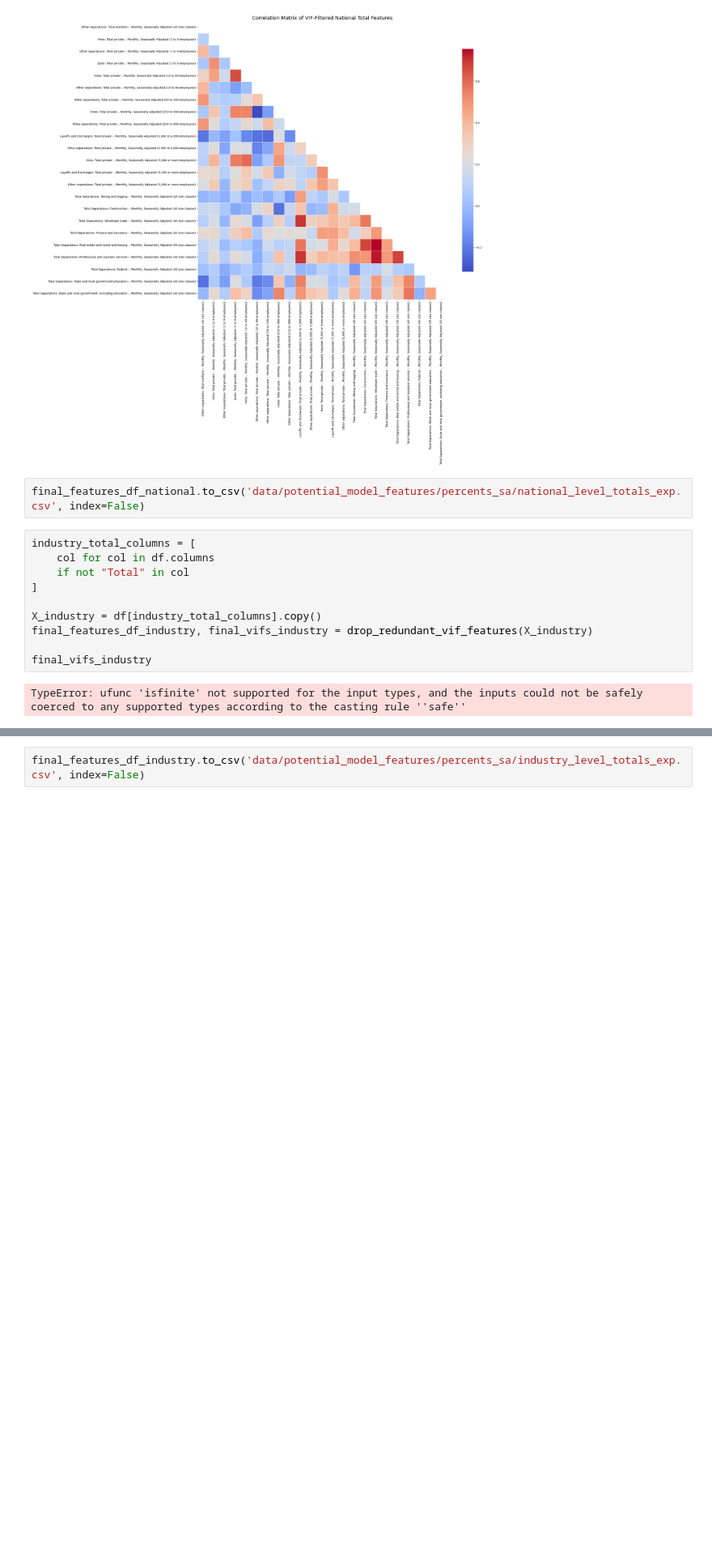
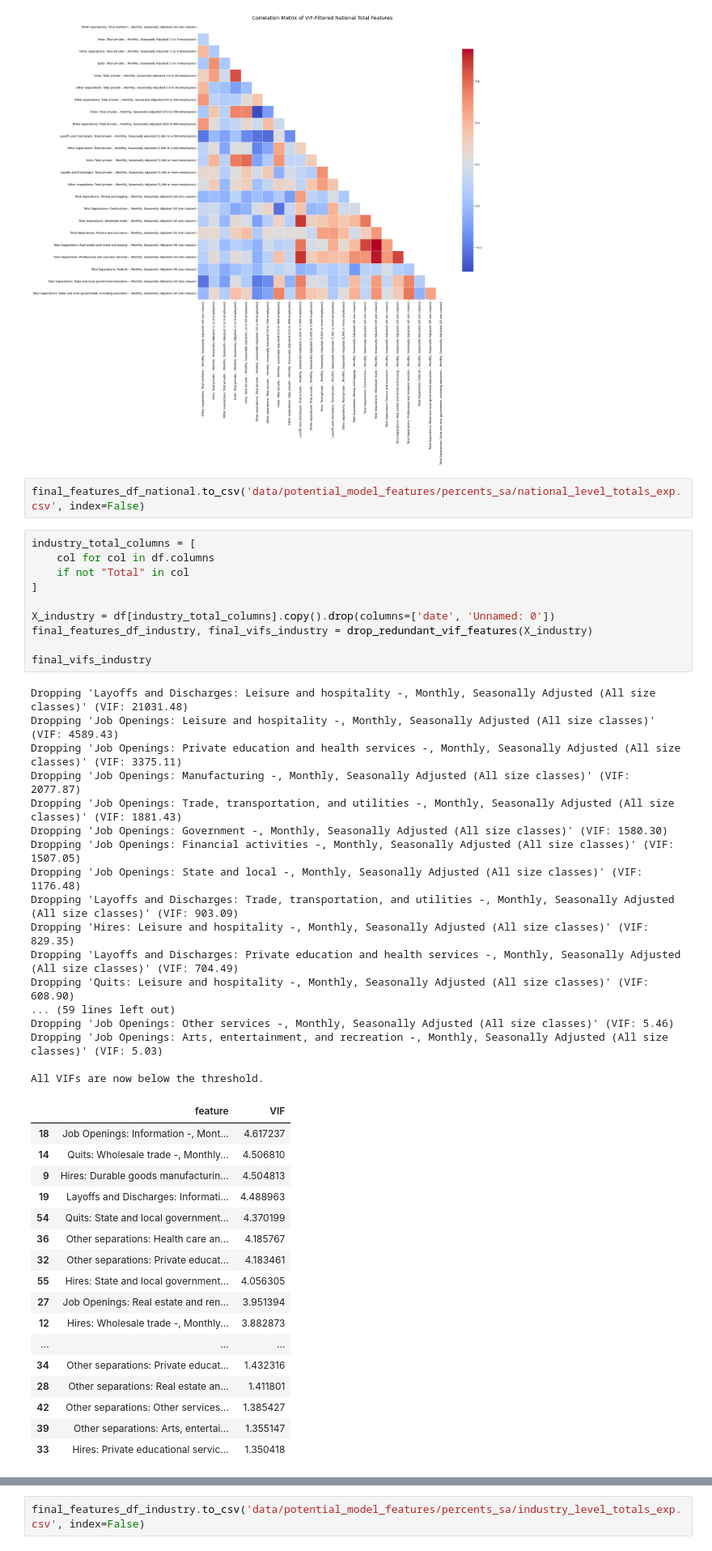
Before and after one commit to Sameer-Sethuram/SwYtch-Team-Monkey, a Jupyter notebook: vif_filtering_2.ipynb, the cells around one changed output, grey strips where cells are left out. Shown at 81% size. Cells and saved outputs as stored; diff of their text form; blank space fills up the shorter version.

Commit message:
Finished last VIF-filter dataframe

```diff
--- a/vif_filtering_2.ipynb
+++ b/vif_filtering_2.ipynb
@@ -392,15 +392,48 @@ final_features_df_national.to_csv('data/potential_model_features/percents_sa/nat
 # %%
 industry_total_columns = [
     col for col in df.columns
     if not "Total" in col
 ]
 
-X_industry = df[industry_total_columns].copy()
+X_industry = df[industry_total_columns].copy().drop(columns=['date', 'Unnamed: 0'])
 final_features_df_industry, final_vifs_industry = drop_redundant_vif_features(X_industry)
 
 final_vifs_industry
 # %% [output]
-TypeError: ufunc 'isfinite' not supported for the input types, and the inputs could not be safely coerced to any supported types according to the casting rule ''safe''
+Dropping 'Layoffs and Discharges: Leisure and hospitality -, Monthly, Seasonally Adjusted (All size classes)' (VIF: 21031.48)
+Dropping 'Job Openings: Leisure and hospitality -, Monthly, Seasonally Adjusted (All size classes)' (VIF: 4589.43)
+Dropping 'Job Openings: Private education and health services -, Monthly, Seasonally Adjusted (All size classes)' (VIF: 3375.11)
+Dropping 'Job Openings: Manufacturing -, Monthly, Seasonally Adjusted (All size classes)' (VIF: 2077.87)
+Dropping 'Job Openings: Trade, transportation, and utilities -, Monthly, Seasonally Adjusted (All size classes)' (VIF: 1881.43)
+Dropping 'Job Openings: Government -, Monthly, Seasonally Adjusted (All size classes)' (VIF: 1580.30)
+Dropping 'Job Openings: Financial activities -, Monthly, Seasonally Adjusted (All size classes)' (VIF: 1507.05)
+Dropping 'Job Openings: State and local -, Monthly, Seasonally Adjusted (All size classes)' (VIF: 1176.48)
+Dropping 'Layoffs and Discharges: Trade, transportation, and utilities -, Monthly, Seasonally Adjusted (All size classes)' (VIF: 903.09)
+Dropping 'Hires: Leisure and hospitality -, Monthly, Seasonally Adjusted (All size classes)' (VIF: 829.35)
+Dropping 'Layoffs and Discharges: Private education and health services -, Monthly, Seasonally Adjusted (All size classes)' (VIF: 704.49)
+Dropping 'Quits: Leisure and hospitality -, Monthly, Seasonally Adjusted (All size classes)' (VIF: 608.90)
+... (59 lines left out)
+Dropping 'Job Openings: Other services -, Monthly, Seasonally Adjusted (All size classes)' (VIF: 5.46)
+Dropping 'Job Openings: Arts, entertainment, and recreation -, Monthly, Seasonally Adjusted (All size classes)' (VIF: 5.03)
+
+All VIFs are now below the threshold.
+|  | feature | VIF |
+| 18 | Job Openings: Information -, Mont... | 4.617237 |
+| 14 | Quits: Wholesale trade -, Monthly... | 4.506810 |
+| 9 | Hires: Durable goods manufacturin... | 4.504813 |
+| 19 | Layoffs and Discharges: Informati... | 4.488963 |
+| 54 | Quits: State and local government... | 4.370199 |
+| 36 | Other separations: Health care an... | 4.185767 |
+| 32 | Other separations: Private educat... | 4.183461 |
+| 55 | Hires: State and local government... | 4.056305 |
+| 27 | Job Openings: Real estate and ren... | 3.951394 |
+| 12 | Hires: Wholesale trade -, Monthly... | 3.882873 |
+| ... | ... | ... |
+| 34 | Other separations: Private educat... | 1.432316 |
+| 28 | Other separations: Real estate an... | 1.411801 |
+| 42 | Other separations: Other services... | 1.385427 |
+| 39 | Other separations: Arts, entertai... | 1.355147 |
+| 33 | Hires: Private educational servic... | 1.350418 |
 # %%
 ### Plot correlation matrix similar to above for national-level totals
 # Assuming final_features_df_industry is the cleaned DataFrame from the VIF function
```
Also changed, not shown: parts of 1 cell of this notebook, 1 other file.
